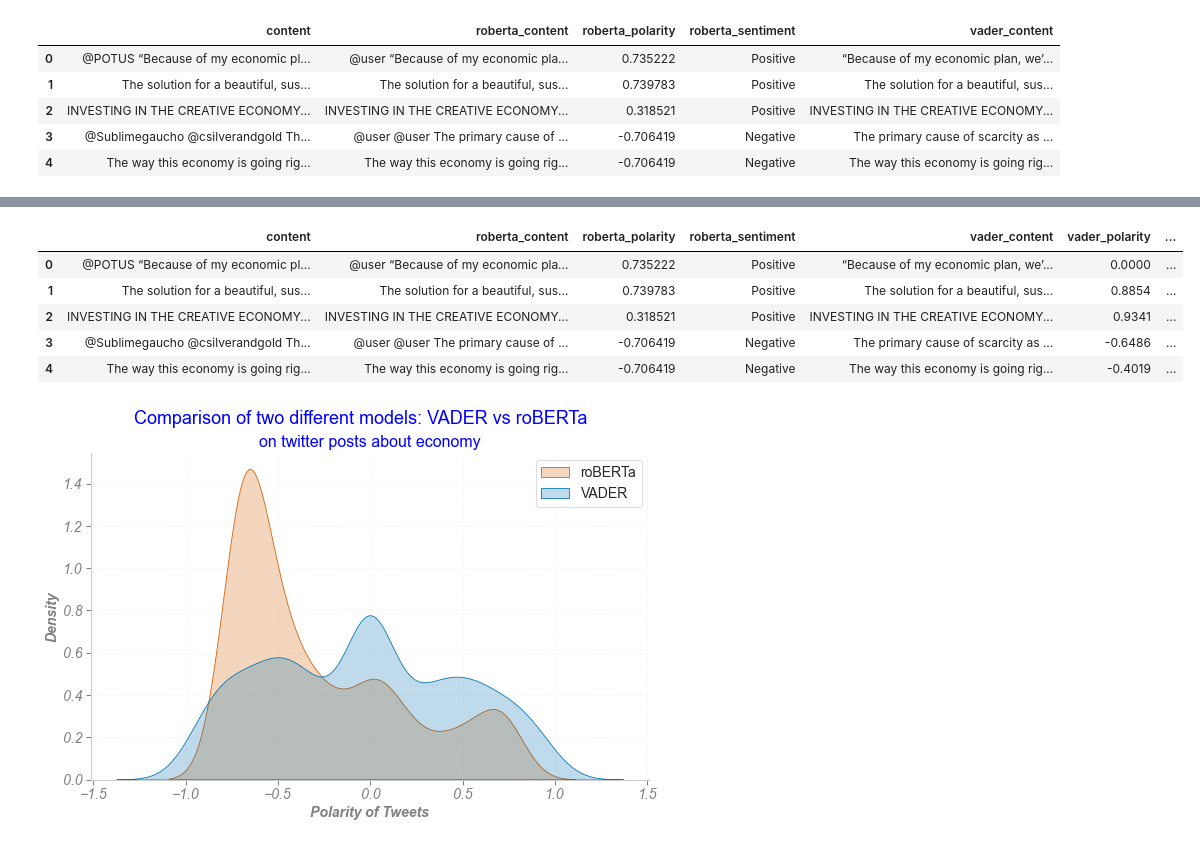
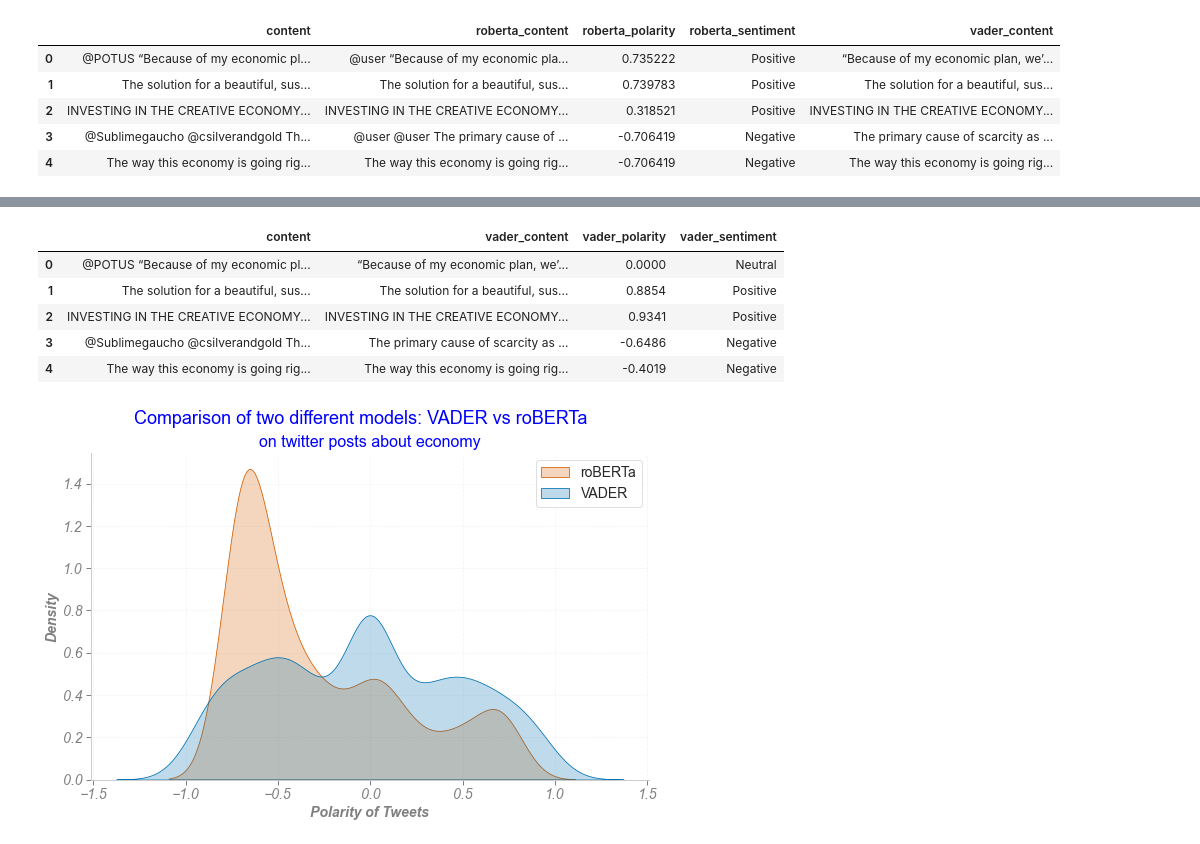
Before and after one commit to amanabdulla296/tutorials, a Jupyter notebook: 01 VADER vs Transformers for sentiment/vader_vs_transformers.ipynb, the cells around one changed output, grey strips where cells are left out. Cells and saved outputs as stored; diff of their text form; code cells hidden in the pictures.

```diff
--- a/01 VADER vs Transformers for sentiment/vader_vs_transformers.ipynb
+++ b/01 VADER vs Transformers for sentiment/vader_vs_transformers.ipynb
@@ -17,6 +17,7 @@ Both models does not require  *training*, i.e. they can be used directly out of
 %load_ext jupyter_black
 import pandas as pd
 import seaborn as sns
+import numpy as np
 import matplotlib.pyplot as plt
 import torch
 import torch.nn as nn
@@ -25,7 +26,7 @@ from transformers import AutoTokenizer, AutoConfig
 from scipy.special import softmax
 from nltk.sentiment.vader import SentimentIntensityAnalyzer
 
-pd.set_option("max_colwidth", 400)
+pd.set_option("max_colwidth", 200)
 # %% [output]
 The jupyter_black extension is already loaded. To reload it, use:
   %reload_ext jupyter_black
@@ -191,25 +192,25 @@ Wall time: 308 ms
 # %%
-# VADER also returned scores as a dictionary.
-# however it already has a compount score, which is kind of scaled score from -1 up to +1, so we don't need to compute it as we did for Roberta using Tanh function
+# VADER returned scores as a dictionary.
+# however it already has a compound score, which is kind of scaled score from -1 up to +1, so we don't need to compute it as we did for Roberta using Tanh function
 # finally we can assign labels for each text as we did for Roberta model, depending on the polarity, e.g. -1.0 until -0.25 negavite
 df["vader_polarity"] = df["vader_scores"].apply(
     lambda score_dict: score_dict["compound"]
 )
 
 df["vader_sentiment"] = pd.cut(
     df["vader_polarity"],
     bins=[-1.0, -0.25, 0.25, 1.0],
     labels=["Negative", "Neutral", "Positive"],
 )
 df = df.drop(["vader_scores"], axis=1)
-df.head()
+df[["content", "vader_content", "vader_polarity", "vader_sentiment"]].head()
 # %% [output]
-|  | content | roberta_content | roberta_polarity | roberta_sentiment | vader_content | vader_polarity | ... |
-| 0 | @POTUS “Because of my economic pl... | @user “Because of my economic pla... | 0.735222 | Positive | “Because of my economic plan, we’... | 0.0000 | ... |
-| 1 | The solution for a beautiful, sus... | The solution for a beautiful, sus... | 0.739783 | Positive | The solution for a beautiful, sus... | 0.8854 | ... |
-| 2 | INVESTING IN THE CREATIVE ECONOMY... | INVESTING IN THE CREATIVE ECONOMY... | 0.318521 | Positive | INVESTING IN THE CREATIVE ECONOMY... | 0.9341 | ... |
-| 3 | @Sublimegaucho @csilverandgold Th... | @user @user The primary cause of ... | -0.706419 | Negative | The primary cause of scarcity as ... | -0.6486 | ... |
-| 4 | The way this economy is going rig... | The way this economy is going rig... | -0.706419 | Negative | The way this economy is going rig... | -0.4019 | ... |
+|  | content | vader_content | vader_polarity | vader_sentiment |
+| 0 | @POTUS “Because of my economic pl... | “Because of my economic plan, we’... | 0.0000 | Neutral |
+| 1 | The solution for a beautiful, sus... | The solution for a beautiful, sus... | 0.8854 | Positive |
+| 2 | INVESTING IN THE CREATIVE ECONOMY... | INVESTING IN THE CREATIVE ECONOMY... | 0.9341 | Positive |
+| 3 | @Sublimegaucho @csilverandgold Th... | The primary cause of scarcity as ... | -0.6486 | Negative |
+| 4 | The way this economy is going rig... | The way this economy is going rig... | -0.4019 | Negative |
 # %%
 # Plotting the KDE Plot
 fig = plt.figure(figsize=(10, 6))
```
Also changed, not shown: parts of 4 cells of this notebook.
